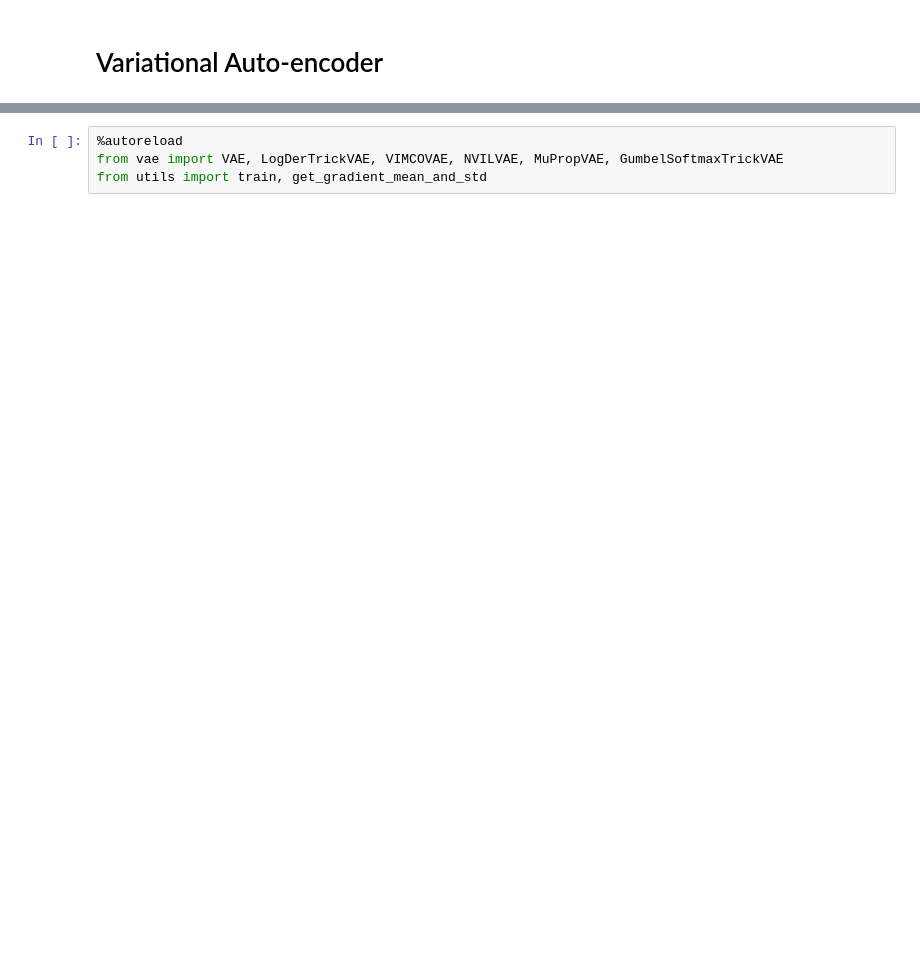
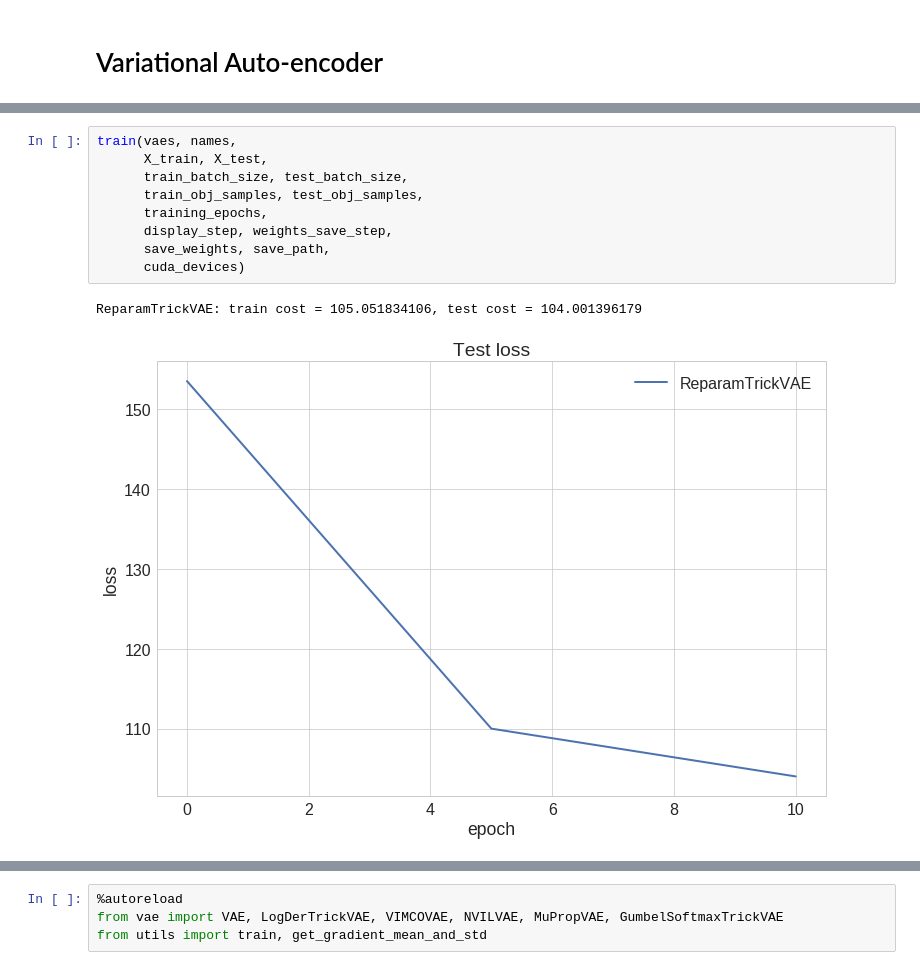
Before and after one commit to ai-alanov/Variational-Autoencoder, a Jupyter notebook: notebook/VAE.ipynb, the cells around one changed output, grey strips where cells are left out. Cells and saved outputs as stored; diff of their text form; blank space fills up the shorter version.

```diff
--- a/notebook/VAE.ipynb
+++ b/notebook/VAE.ipynb
@@ -2,0 +142,12 @@
+# %%
+train(vaes, names,
+      X_train, X_test,
+      train_batch_size, test_batch_size,
+      train_obj_samples, test_obj_samples,
+      training_epochs,
+      display_step, weights_save_step,
+      save_weights, save_path,
+      cuda_devices)
+# %% [output]
+ReparamTrickVAE: train cost = 105.051834106, test cost = 104.001396179
+[figure, added]
```
Also changed, not shown: parts of 20 cells of this notebook, 2 other files.
